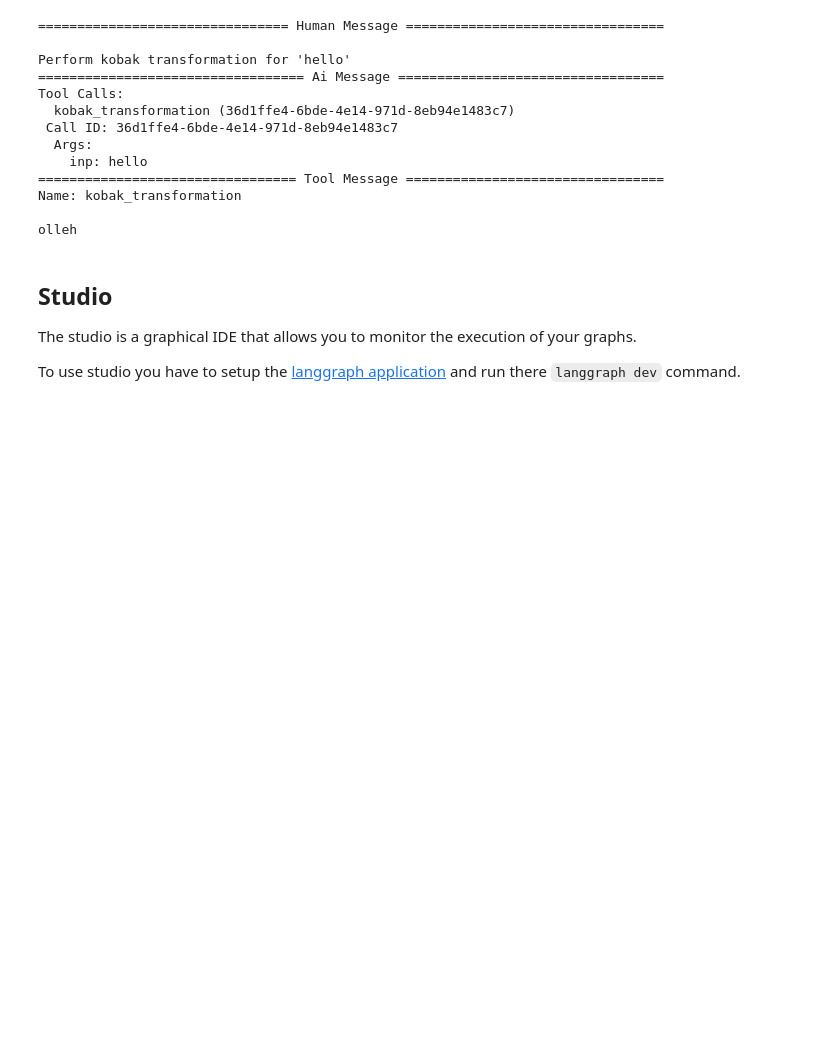
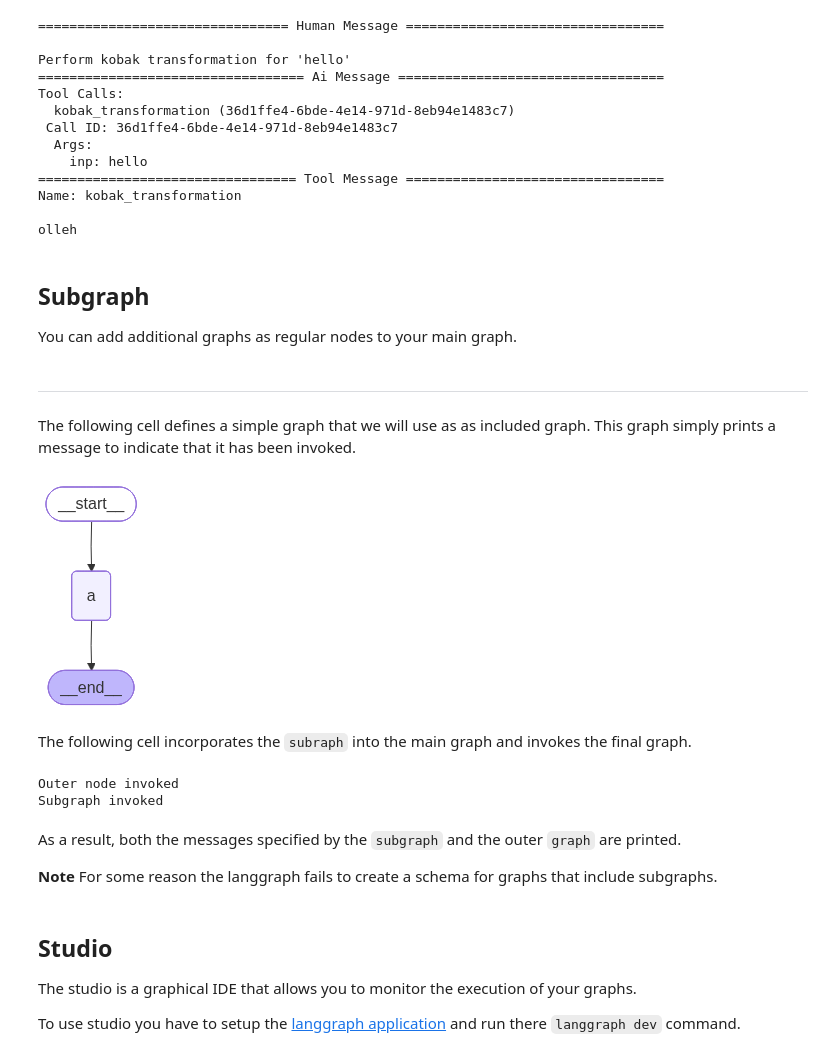
Before and after one commit to fedorkobak/python, a Jupyter notebook: ds_ml/langchain/langgraph.ipynb, the cells around one changed output. Saved outputs shown, nothing was run; the diff lists cells and outputs as text; code cells hidden in the pictures; blank space fills up the shorter version.

Commit message:
add subgraph section

```diff
--- a/ds_ml/langchain/langgraph.ipynb
+++ b/ds_ml/langchain/langgraph.ipynb
@@ -416,6 +416,60 @@ Tool Calls:
 Name: kobak_transformation
 
 olleh
+# %% [markdown]
+## Subgraph
+
+You can add additional graphs as regular nodes to your main graph.
+# %% [markdown]
+---
+
+The following cell defines a simple graph that we will use as as included graph. This graph simply prints a message to indicate that it has been invoked.
+# %%
+class State(TypedDict):
+    pass
+
+
+def subgraph_node(state: State):
+    print("Subgraph invoked")
+
+
+subgraph = (
+    StateGraph(State)
+    .add_node("a", subgraph_node)
+    .add_edge(START, "a")
+    .add_edge("a", END)
+    .compile()
+)
+subgraph
+# %% [output]
+[figure, added]
+# %% [markdown]
+The following cell incorporates the `subraph` into the main graph and invokes the final graph.
+# %%
+def outher_node(state: State) -> State:
+    print("Outer node invoked")
+
+
+graph = (
+    StateGraph(State)
+
+    .add_node("node", outher_node)
+    .add_node("subgraph", subgraph)
+
+    .add_edge(START, "node")
+    .add_edge("node", "subgraph")
+    .add_edge("subgraph", END)
+
+    .compile()
+)
+graph.invoke(State())
+# %% [output]
+Outer node invoked
+Subgraph invoked
+# %% [markdown]
+As a result, both the messages specified by the `subgraph` and the outer `graph` are printed.
+
+**Note** For some reason the langgraph fails to create a schema for graphs that include subgraphs.
 # %% [markdown]
 ## Studio
 
```
